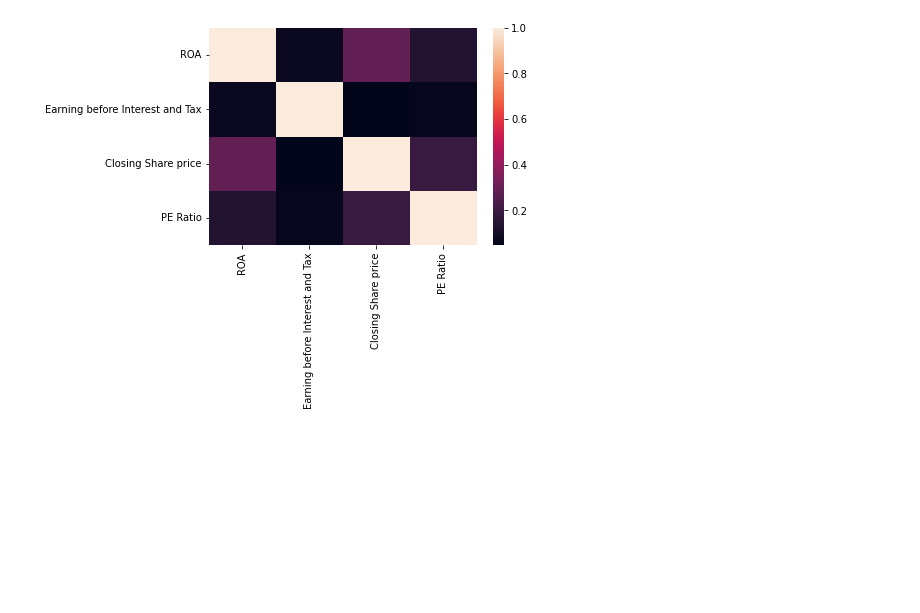
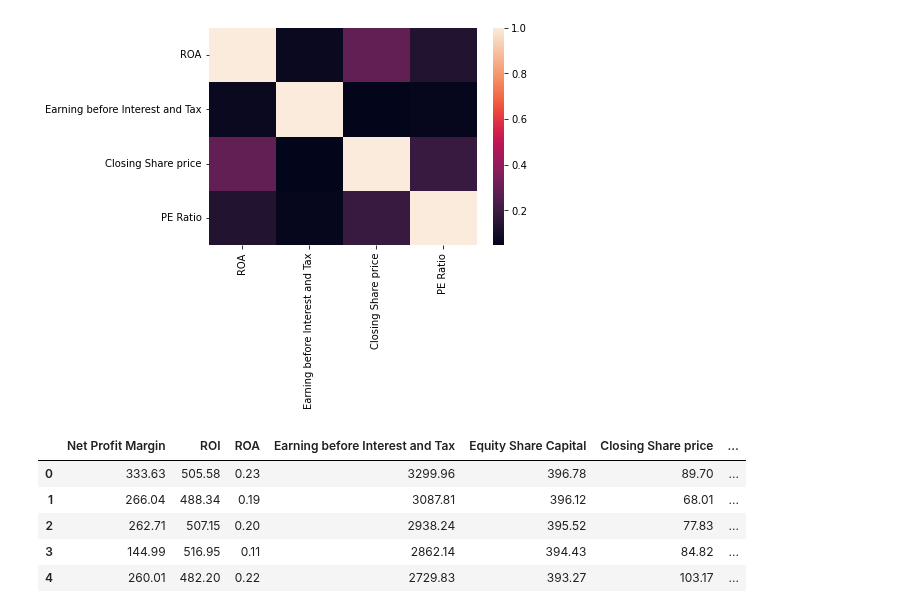
Before and after one commit to PranavChandra20/MLSL1, a Jupyter notebook: MLSL1-Updated.ipynb, the cells around one changed output. Saved outputs shown, nothing was run; the diff lists cells and outputs as text; code cells hidden in the pictures; blank space fills up the shorter version.

```diff
--- a/MLSL1-Updated.ipynb
+++ b/MLSL1-Updated.ipynb
@@ -158,0 +161,2 @@ sns.heatmap(new_banks2.corr())
+# %%
+train_data = pd.read_excel(r"C:\Users\prana\Downloads\banks2_train.xlsx")
@@ -158,0 +165,9 @@ sns.heatmap(new_banks2.corr())
+# %%
+train_data.head()
+# %% [output]
+|  | Net Profit Margin | ROI | ROA | Earning before Interest and Tax | Equity Share Capital | Closing Share price | ... |
+| 0 | 333.63 | 505.58 | 0.23 | 3299.96 | 396.78 | 89.70 | ... |
+| 1 | 266.04 | 488.34 | 0.19 | 3087.81 | 396.12 | 68.01 | ... |
+| 2 | 262.71 | 507.15 | 0.20 | 2938.24 | 395.52 | 77.83 | ... |
+| 3 | 144.99 | 516.95 | 0.11 | 2862.14 | 394.43 | 84.82 | ... |
+| 4 | 260.01 | 482.20 | 0.22 | 2729.83 | 393.27 | 103.17 | ... |
```
Also changed, not shown: parts of 23 cells of this notebook.
